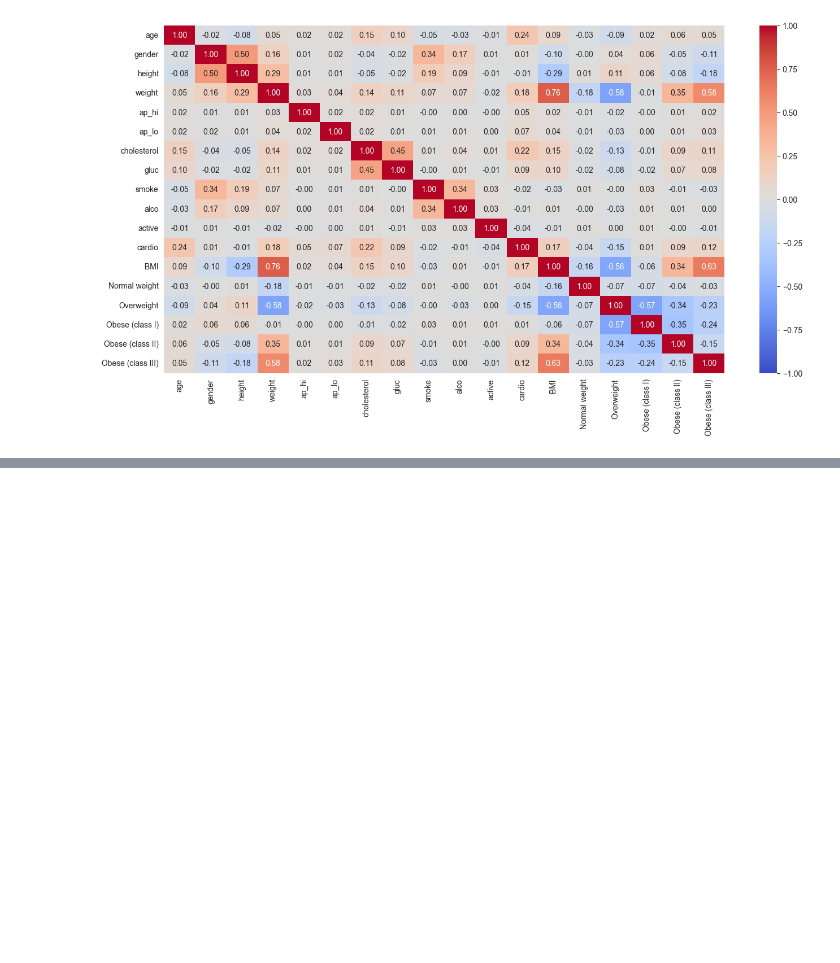
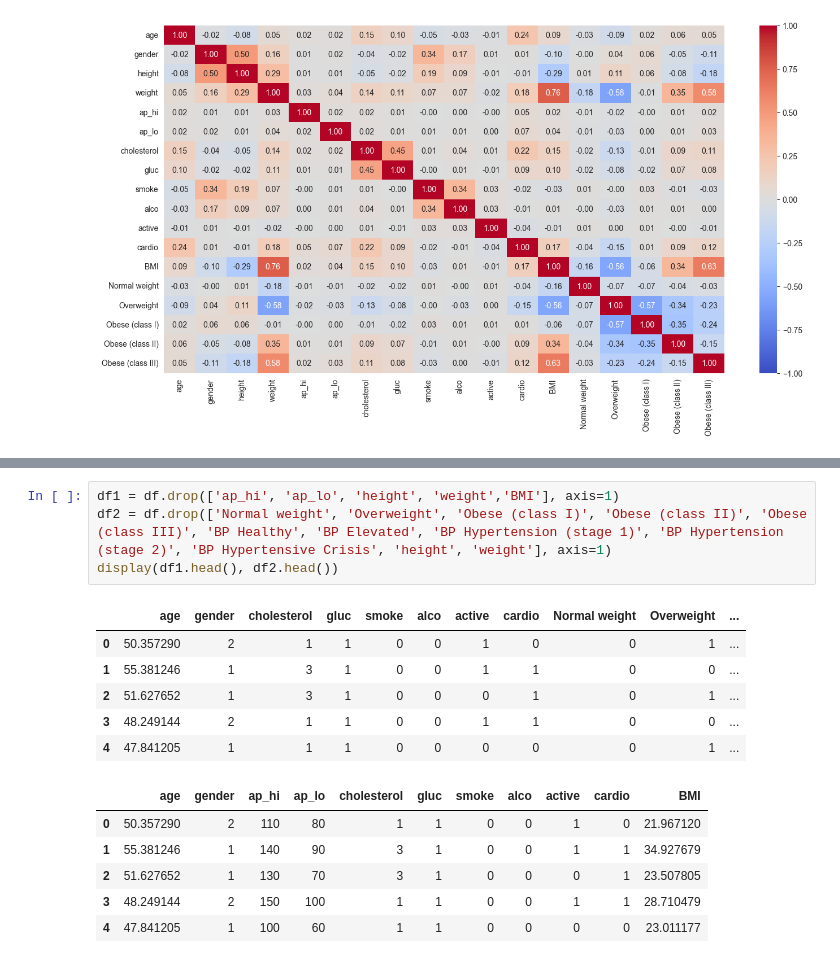
Before and after one commit to nabil0n/MachineLearning-Isak-Andersson, a Jupyter notebook: Labb/labbUppg1.ipynb, the cells around one changed output, grey strips where cells are left out. Cells and saved outputs as stored; diff of their text form; blank space fills up the shorter version.

```diff
--- a/Labb/labbUppg1.ipynb
+++ b/Labb/labbUppg1.ipynb
@@ -106,0 +124,17 @@ sns.heatmap(df.corr(), annot=True, fmt='.2f', vmin=-1, vmax=1, cmap='coolwarm')
+# %%
+df1 = df.drop(['ap_hi', 'ap_lo', 'height', 'weight','BMI'], axis=1)
+df2 = df.drop(['Normal weight', 'Overweight', 'Obese (class I)', 'Obese (class II)', 'Obese (class III)', 'BP Healthy', 'BP Elevated', 'BP Hypertension (stage 1)', 'BP Hypertension (stage 2)', 'BP Hypertensive Crisis', 'height', 'weight'], axis=1)
+display(df1.head(), df2.head())
+# %% [output]
+|  | age | gender | cholesterol | gluc | smoke | alco | active | cardio | Normal weight | Overweight | ... |
+| 0 | 50.357290 | 2 | 1 | 1 | 0 | 0 | 1 | 0 | 0 | 1 | ... |
+| 1 | 55.381246 | 1 | 3 | 1 | 0 | 0 | 1 | 1 | 0 | 0 | ... |
+| 2 | 51.627652 | 1 | 3 | 1 | 0 | 0 | 0 | 1 | 0 | 1 | ... |
+| 3 | 48.249144 | 2 | 1 | 1 | 0 | 0 | 1 | 1 | 0 | 0 | ... |
+| 4 | 47.841205 | 1 | 1 | 1 | 0 | 0 | 0 | 0 | 0 | 1 | ... |
+|  | age | gender | ap_hi | ap_lo | cholesterol | gluc | smoke | alco | active | cardio | BMI |
+| 0 | 50.357290 | 2 | 110 | 80 | 1 | 1 | 0 | 0 | 1 | 0 | 21.967120 |
+| 1 | 55.381246 | 1 | 140 | 90 | 3 | 1 | 0 | 0 | 1 | 1 | 34.927679 |
+| 2 | 51.627652 | 1 | 130 | 70 | 3 | 1 | 0 | 0 | 0 | 1 | 23.507805 |
+| 3 | 48.249144 | 2 | 150 | 100 | 1 | 1 | 0 | 0 | 1 | 1 | 28.710479 |
+| 4 | 47.841205 | 1 | 100 | 60 | 1 | 1 | 0 | 0 | 0 | 0 | 23.011177 |
```
Also changed, not shown: parts of 5 cells of this notebook, 2 other files.
